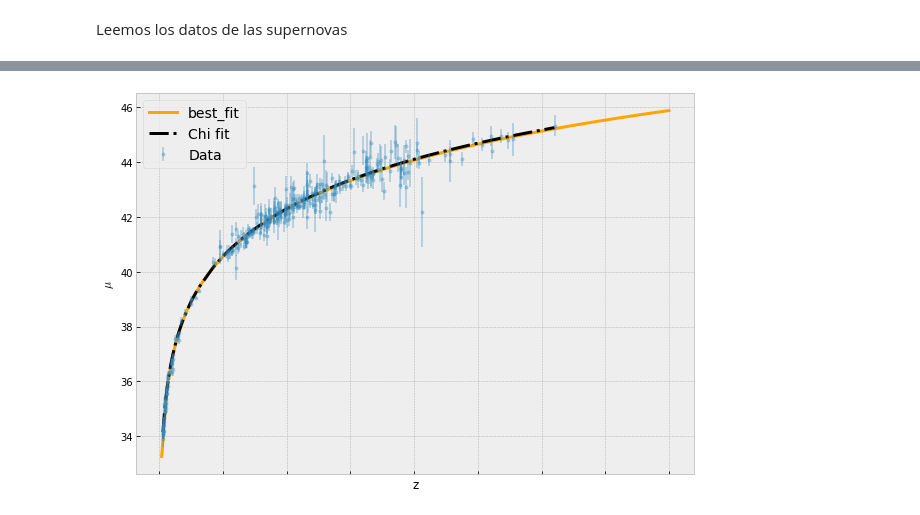
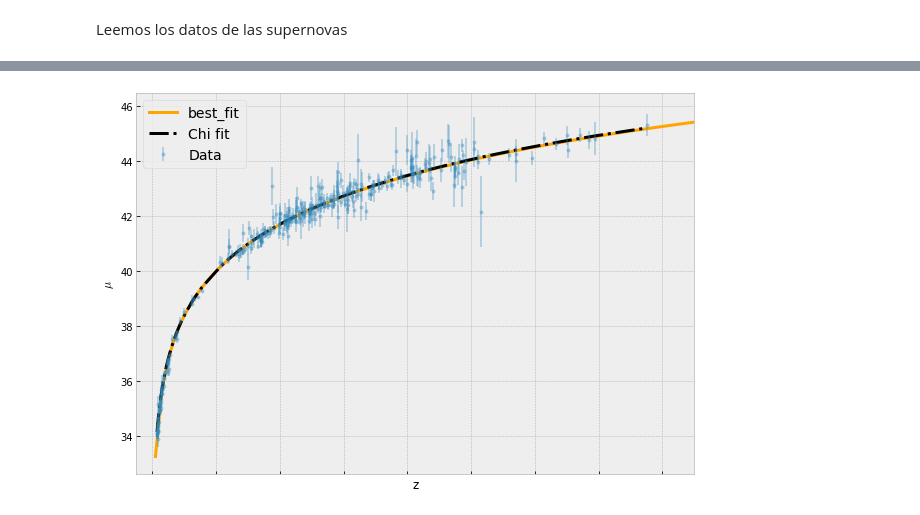
Before and after one commit to BaruchMM/MonteCarloMarkovChains, a Jupyter notebook: MCMCSupernovas.ipynb, the cells around one changed output, grey strips where cells are left out. Cells and saved outputs as stored; diff of their text form; code cells hidden in the pictures.

```diff
--- a/MCMCSupernovas.ipynb
+++ b/MCMCSupernovas.ipynb
@@ -193,3 +193,20 @@ z=np.linspace(0.01,2,100)
 cosmo =FlatLambdaCDM(H0=67.36, Om0=1. - ome_fit)
 DL = cosmo.luminosity_distance(z)
 mu = 5 * np.log10(DL.value)+25
+# %%
+zchi=np.linspace(0.01,2,100)
+def distance_Modulus(z, olambda):
+  cosmo =FlatLambdaCDM(H0=67.36, Om0=1. - olambda)
+  z = z.tolist()
+  DL = cosmo.luminosity_distance(z)
+  distanceModulus = 5 * np.log10(DL.value)+25
+  return distanceModulus
+def chi2(params):
+  olambda=params[0]
+  model   = distance_Modulus(file['redshift'].to_numpy(), olambda)
+  return  np.sum((data[1] - model)**2./file['sigma'].to_numpy()**2)
+res = minimize(chi2, x0=[0],method='L-BFGS-B', bounds=[(0,0.999)])
+muChi = distance_Modulus(file['redshift'],res.x[0])
+d = {'redshift':file['redshift'],'muChi':muChi}
+muChi = pandas.DataFrame(d)
+muChi = muChi.sort_values('muChi',ascending=True)
@@ -196,22 +227,23 @@ mu = 5 * np.log10(DL.value)+25
 # %%
 ###
 fig,ax1=plt.subplots(1,1,figsize=(10,7))
 gs=gridspec.GridSpec(1,1)
 colors=['b','orange']
 ###
 ax1=plt.subplot(gs[0])
 
 
 ax1.plot(z,mu, '-',color='orange', lw=3, label='best_fit')
-ax1.plot(muChi[0],muChi[1], '-.',color='black', lw=3, label='Chi fit')
+ax1.plot(muChi['redshift'],muChi['muChi'], '-.',color='black', lw=3, label='Chi fit')
 ax1.errorbar(file['redshift'],file['modDist'],yerr=file['sigma'].to_numpy(),fmt='.',alpha=0.3,label='Data')
 ###
 
 ax1.legend(fontsize=14)
+ax1.set_xlim(-.05,1.7)
 models = ['linear model', 'quadratic model']
 ax1.set_ylabel('$\mu$')
 ax1.set_xlabel(r'z')
 plt.setp(ax1.get_xticklabels(), visible=False)
 plt.subplots_adjust(hspace=.0)
 # %% [output]
-[figure, old version]
+[figure, new version]
```
Also changed, not shown: parts of 6 cells of this notebook.
